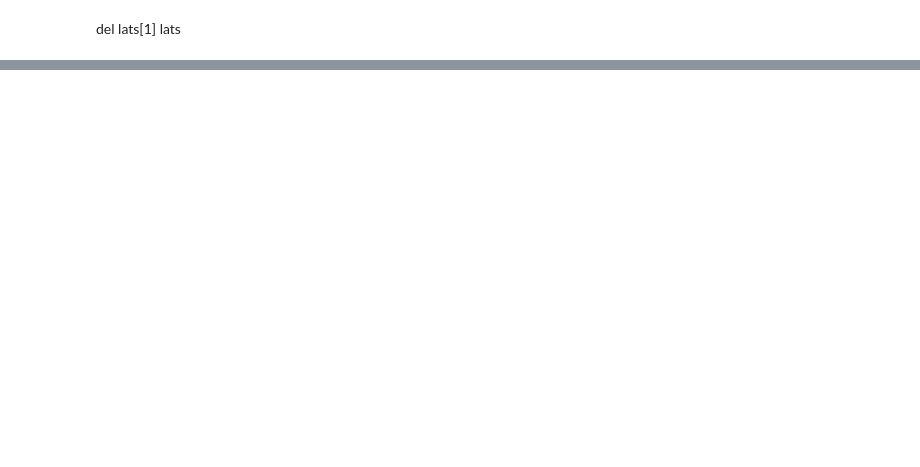
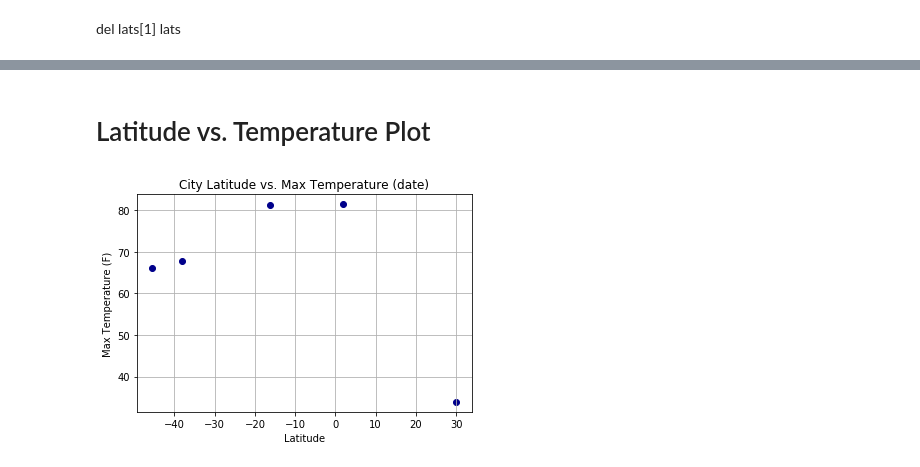
Before and after one commit to caelanosullivan/OpenWeatherMap-500, a Jupyter notebook: OpenWeatherMap-randomization.ipynb, the cells around one changed output, grey strips where cells are left out. Drawn from its saved outputs; the diff is of its cells as text; code cells hidden in the pictures; blank space fills up the shorter version.

Commit message:
Added scatterplots

```diff
--- a/OpenWeatherMap-randomization.ipynb
+++ b/OpenWeatherMap-randomization.ipynb
@@ -330,0 +331,18 @@ summary_df
+# %% [markdown]
+# Latitude vs. Temperature Plot
+# %%
+# Create scatterplots
+
+plt.scatter(summary_df['Latitude'],
+            summary_df['Max Temperature'], color='darkblue')
+
+# Set textual properties
+#plt.title(f"City Latitude vs. Max Temperature ({date[0]})")
+plt.title("City Latitude vs. Max Temperature (date)")
+plt.xlabel("Latitude")
+plt.ylabel("Max Temperature (F)")
+plt.grid(True)
+
+plt.show()
+# %% [output]
+[figure, added]
```
Also changed, not shown: parts of 16 cells of this notebook.
